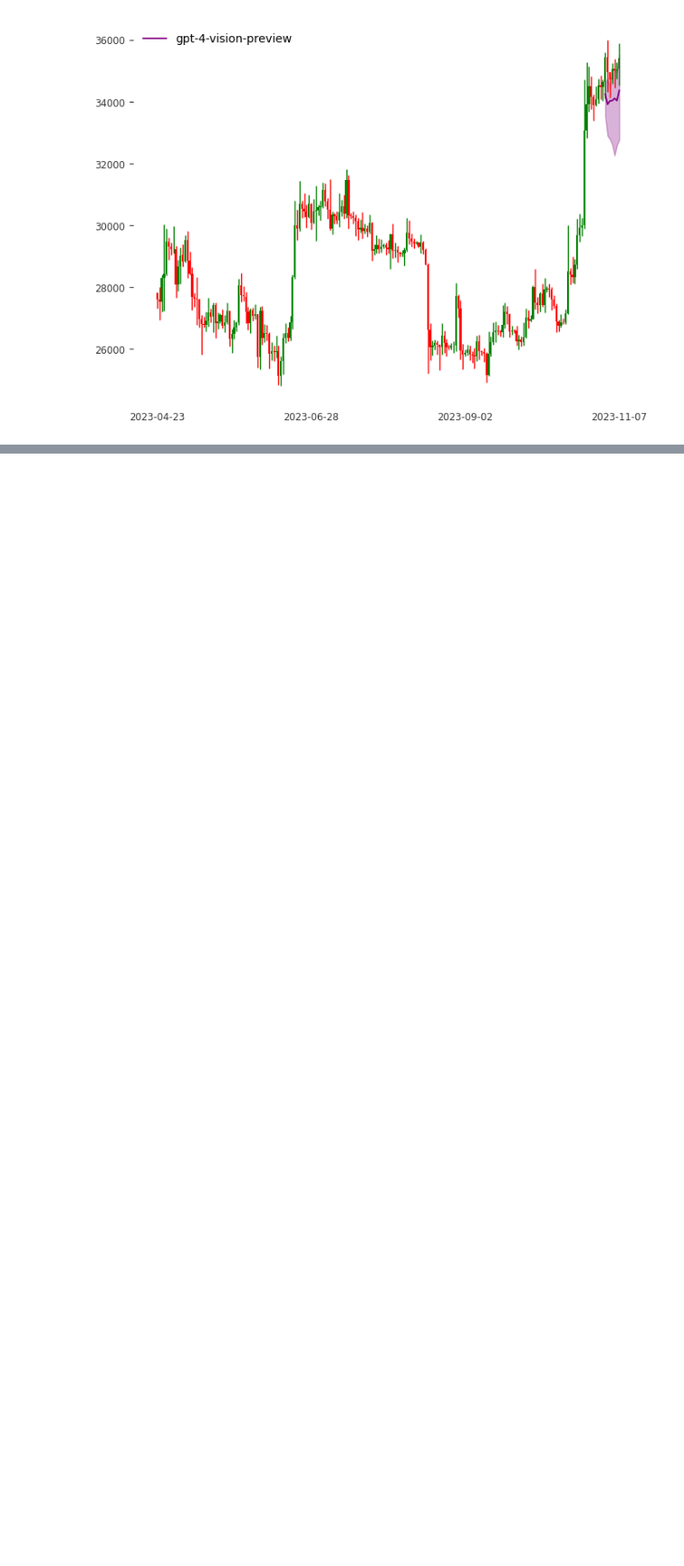
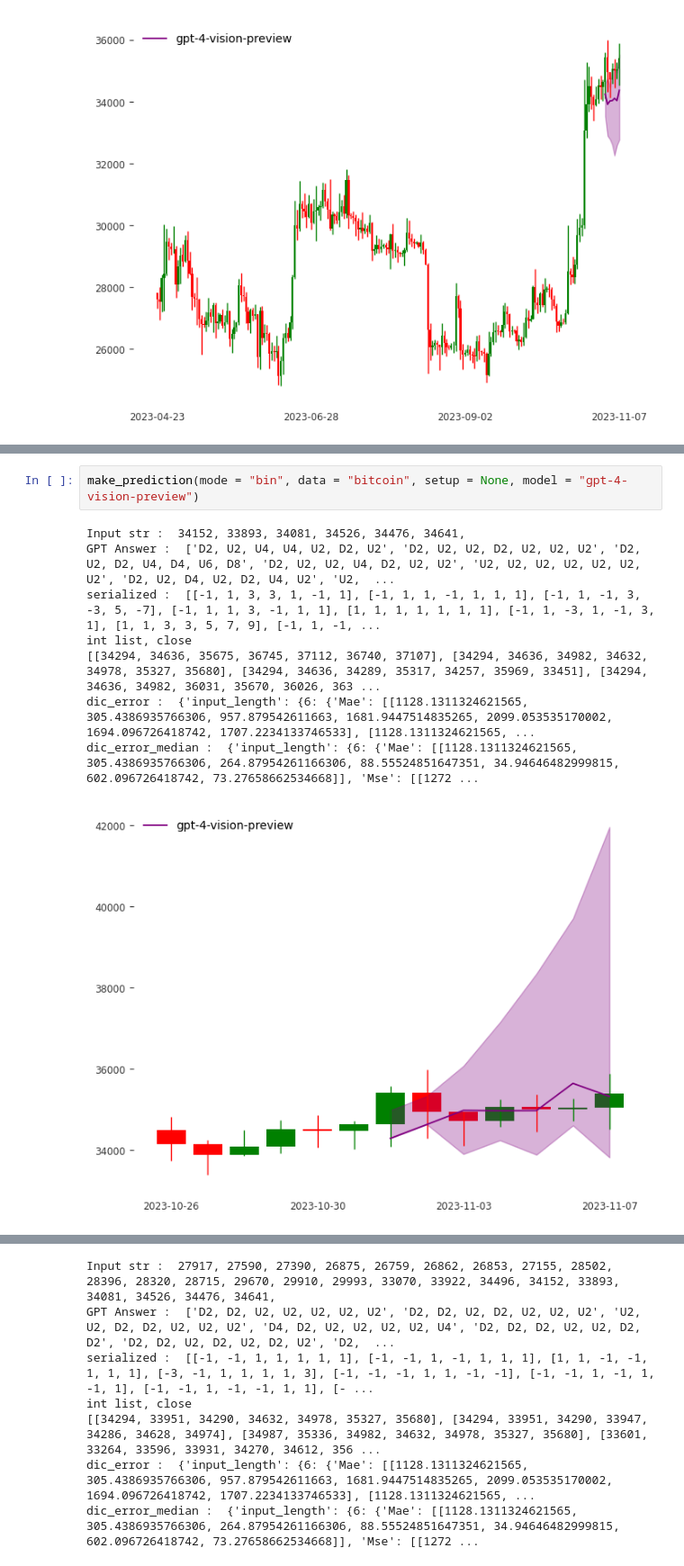
Before and after one commit to ZewiL08/LLM-sandbox, a Jupyter notebook: test.ipynb, the cells around one changed output, grey strips where cells are left out. Shown at 90% size. Saved outputs shown, nothing was run; the diff lists cells and outputs as text; blank space fills up the shorter version.

```diff
--- a/test.ipynb
+++ b/test.ipynb
@@ -143,3 +143,14 @@ Mean error with 5 days forecasting
             48   557.294  444817
             96  1219.43        1.58735e+06
            192   985.783  991094
+# %%
+make_prediction(mode = "bin", data = "bitcoin", setup = None, model = "gpt-4-vision-preview")
+# %% [output]
+Input str :  34152, 33893, 34081, 34526, 34476, 34641,
+GPT Answer :  ['D2, U2, U4, U4, U2, D2, U2', 'D2, U2, U2, D2, U2, U2, U2', 'D2, U2, D2, U4, D4, U6, D8', 'D2, U2, U2, U4, D2, U2, U2', 'U2, U2, U2, U2, U2, U2, U2', 'D2, U2, D4, U2, D2, U4, U2', 'U2,  ...
+serialized :  [[-1, 1, 3, 3, 1, -1, 1], [-1, 1, 1, -1, 1, 1, 1], [-1, 1, -1, 3, -3, 5, -7], [-1, 1, 1, 3, -1, 1, 1], [1, 1, 1, 1, 1, 1, 1], [-1, 1, -3, 1, -1, 3, 1], [1, 1, 3, 3, 5, 7, 9], [-1, 1, -1, ...
+int list, close
+[[34294, 34636, 35675, 36745, 37112, 36740, 37107], [34294, 34636, 34982, 34632, 34978, 35327, 35680], [34294, 34636, 34289, 35317, 34257, 35969, 33451], [34294, 34636, 34982, 36031, 35670, 36026, 363 ...
+dic_error :  {'input_length': {6: {'Mae': [[1128.1311324621565, 305.4386935766306, 957.879542611663, 1681.9447514835265, 2099.053535170002, 1694.096726418742, 1707.2234133746533], [1128.1311324621565, ...
+dic_error_median :  {'input_length': {6: {'Mae': [[1128.1311324621565, 305.4386935766306, 264.87954261166306, 88.55524851647351, 34.94646482999815, 602.096726418742, 73.27658662534668]], 'Mse': [[1272 ...
+[figure, added]
@@ -145,0 +175,7 @@ Mean error with 5 days forecasting
+Input str :  27917, 27590, 27390, 26875, 26759, 26862, 26853, 27155, 28502, 28396, 28320, 28715, 29670, 29910, 29993, 33070, 33922, 34496, 34152, 33893, 34081, 34526, 34476, 34641,
+GPT Answer :  ['D2, D2, U2, U2, U2, U2, U2', 'D2, D2, U2, D2, U2, U2, U2', 'U2, U2, D2, D2, U2, U2, U2', 'D4, D2, U2, U2, U2, U2, U4', 'D2, D2, D2, U2, U2, D2, D2', 'D2, D2, U2, D2, U2, D2, U2', 'D2,  ...
+serialized :  [[-1, -1, 1, 1, 1, 1, 1], [-1, -1, 1, -1, 1, 1, 1], [1, 1, -1, -1, 1, 1, 1], [-3, -1, 1, 1, 1, 1, 3], [-1, -1, -1, 1, 1, -1, -1], [-1, -1, 1, -1, 1, -1, 1], [-1, -1, 1, -1, -1, 1, 1], [- ...
+int list, close
+[[34294, 33951, 34290, 34632, 34978, 35327, 35680], [34294, 33951, 34290, 33947, 34286, 34628, 34974], [34987, 35336, 34982, 34632, 34978, 35327, 35680], [33601, 33264, 33596, 33931, 34270, 34612, 356 ...
+dic_error :  {'input_length': {6: {'Mae': [[1128.1311324621565, 305.4386935766306, 957.879542611663, 1681.9447514835265, 2099.053535170002, 1694.096726418742, 1707.2234133746533], [1128.1311324621565, ...
+dic_error_median :  {'input_length': {6: {'Mae': [[1128.1311324621565, 305.4386935766306, 264.87954261166306, 88.55524851647351, 34.94646482999815, 602.096726418742, 73.27658662534668]], 'Mse': [[1272 ...
```
Also changed, not shown: parts of 11 cells of this notebook, 20 other files.
